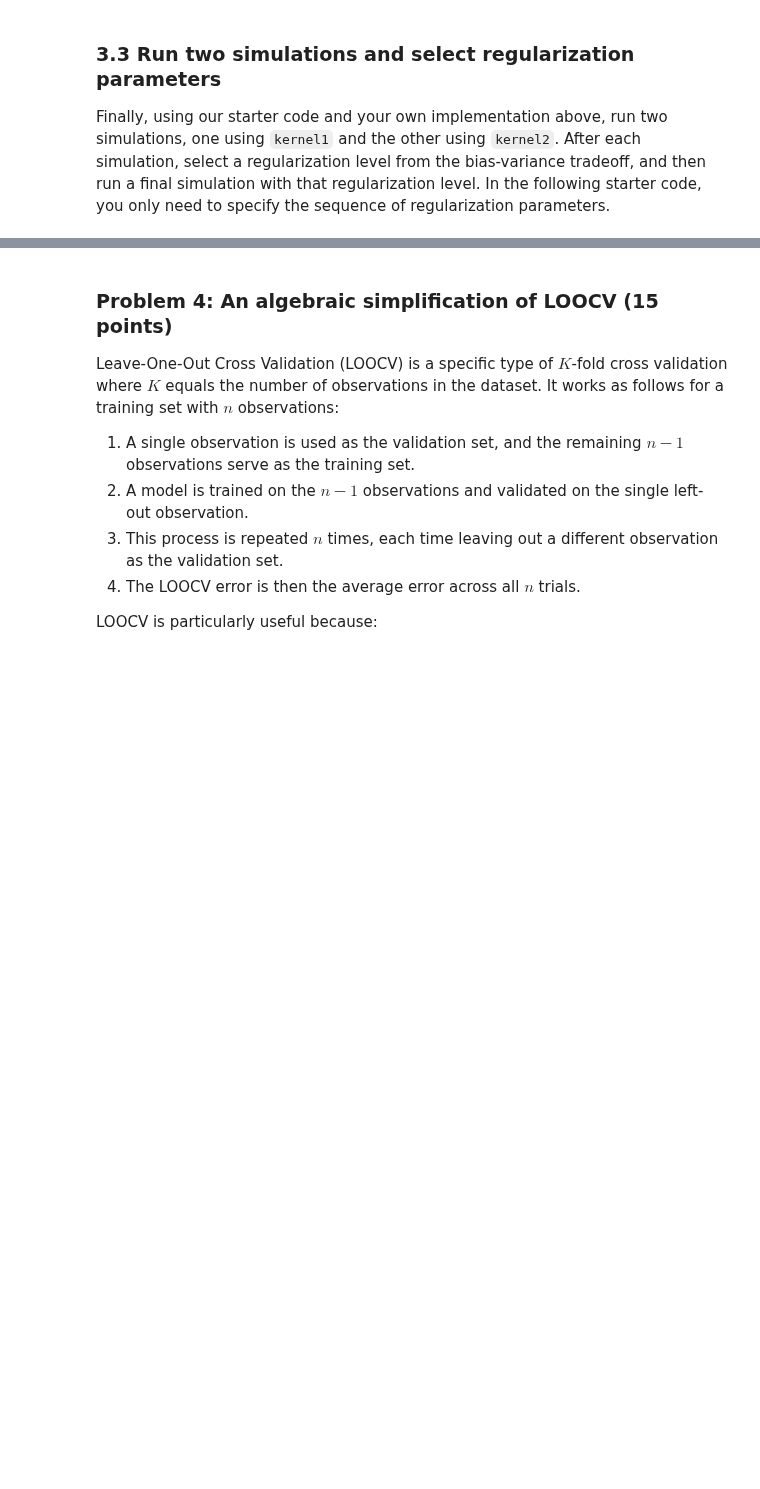
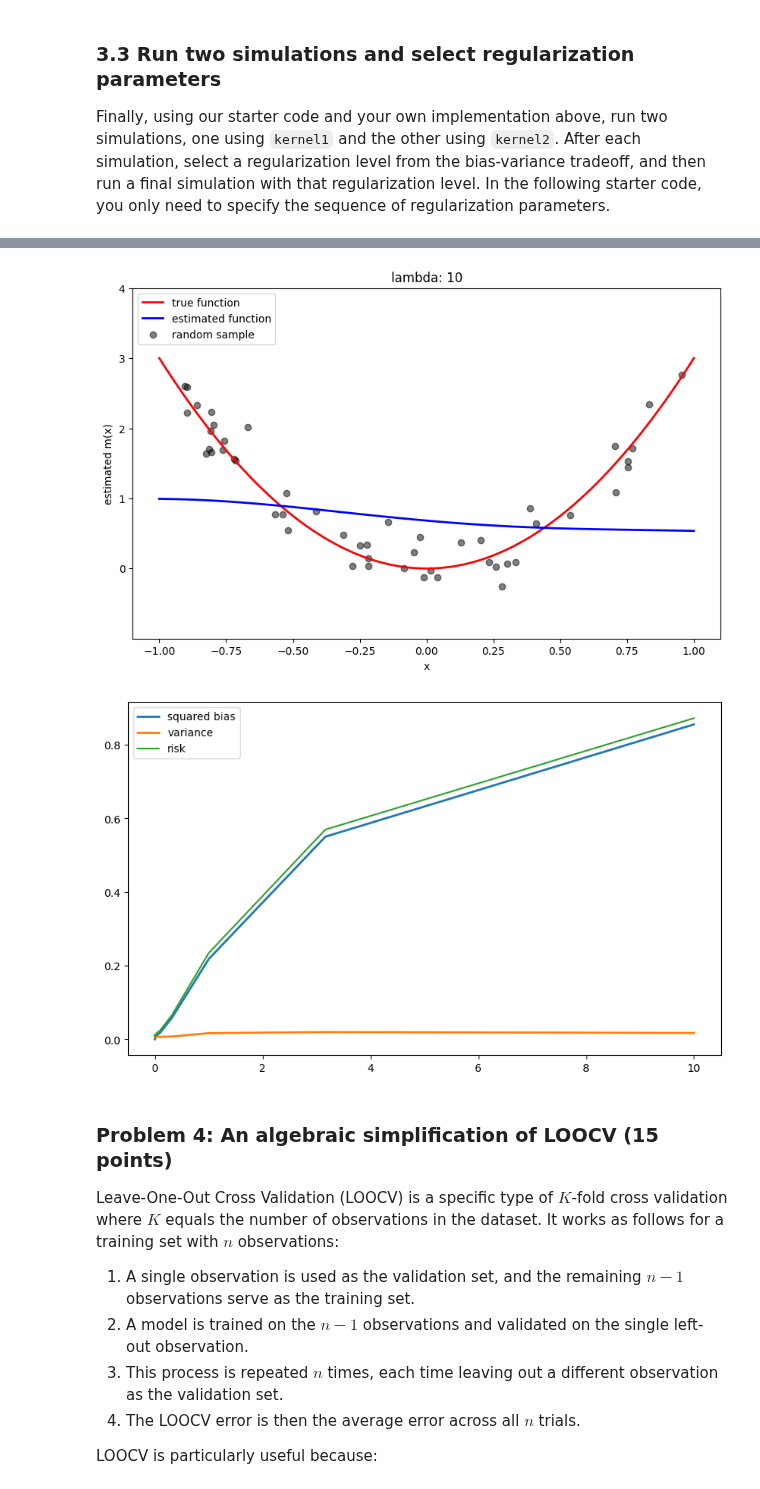
Before and after one commit to yaj0212/Intermediate-Machine-Learning, a Jupyter notebook: assignments/assn1/assn1.ipynb, the cells around one changed output, grey strips where cells are left out. Saved outputs shown, nothing was run; the diff lists cells and outputs as text; code cells hidden in the pictures; blank space fills up the shorter version.

```diff
--- a/assignments/assn1/assn1.ipynb
+++ b/assignments/assn1/assn1.ipynb
@@ -667,3 +696,6 @@ run_simulation(kernel1, [lambda_hat], show_bias_variance=False)
 # %%
-lmbdas = # define your sequence of lambdas
+lmbdas = np.logspace(-5, 1, 13)# define your sequence of lambdas
 run_simulation(kernel2, lmbdas)
+# %% [output]
+[figure, added]
+[figure, added]
```
Also changed, not shown: parts of 7 cells of this notebook.
